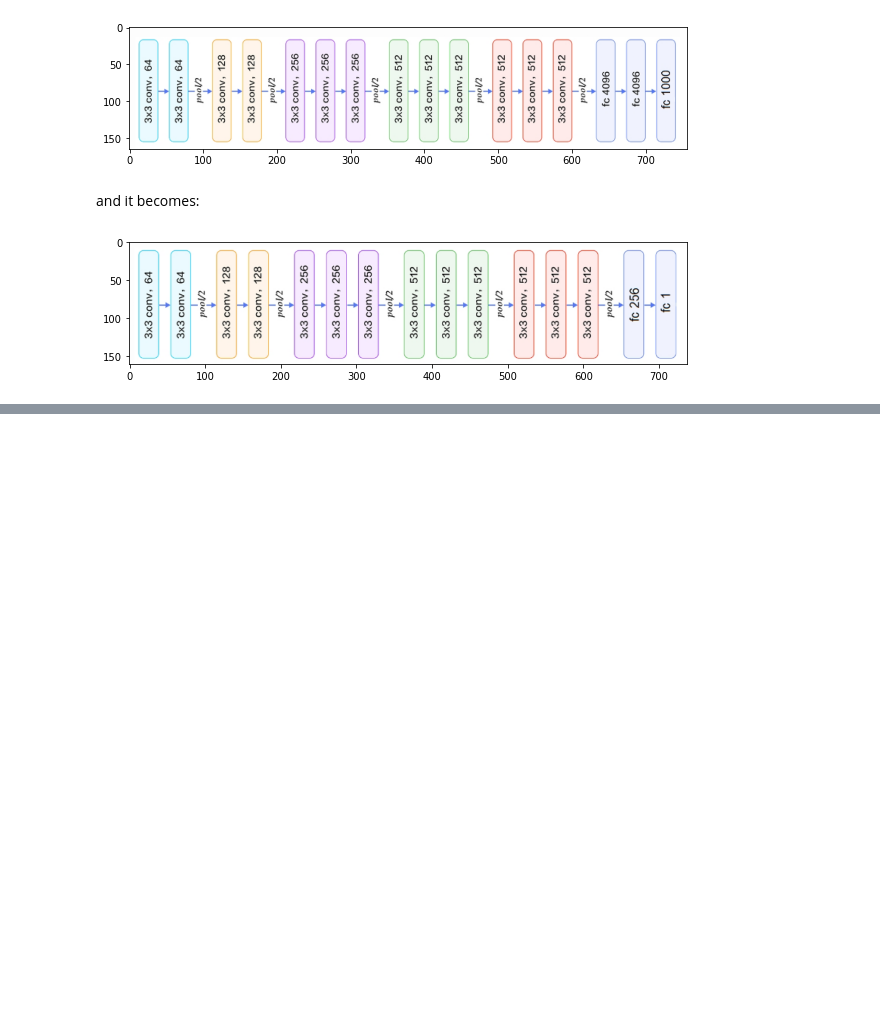
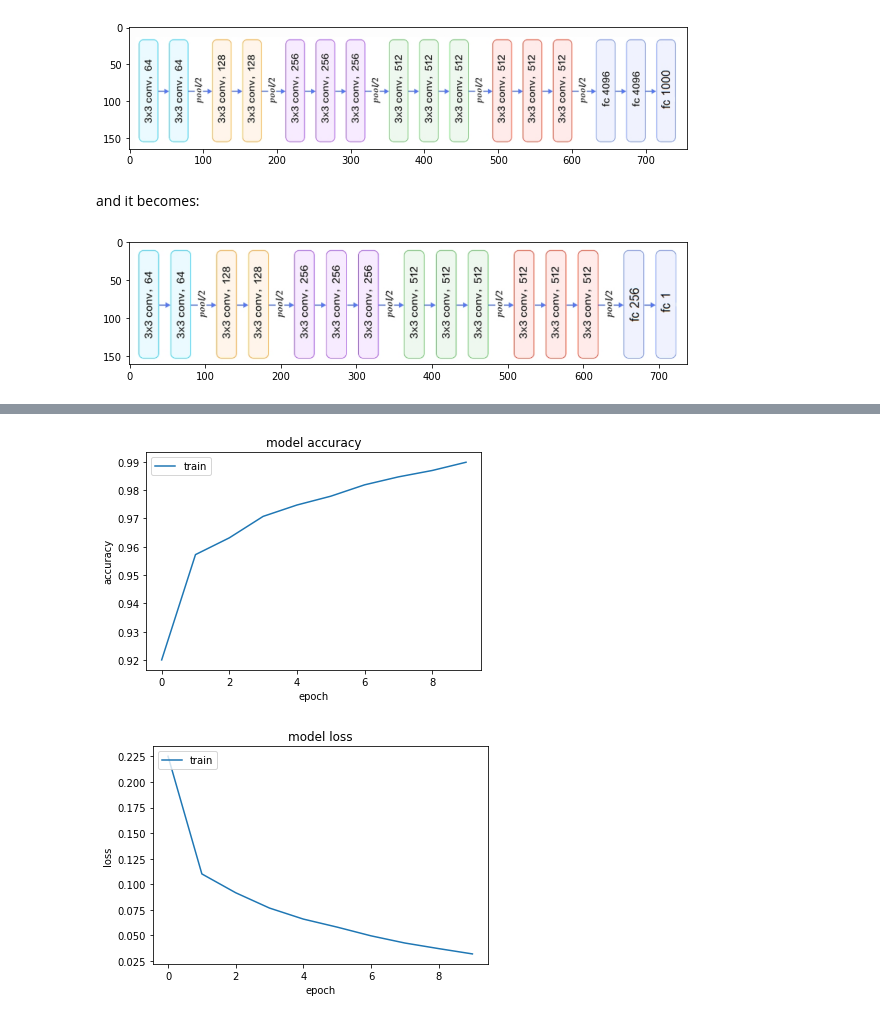
Before and after one commit to dmassoo/MLT_labs, a Jupyter notebook: Dmitrii_Vorotnikov_J41321c__MLT_2022_Task_5.ipynb, the cells around one changed output, grey strips where cells are left out. Saved outputs shown, nothing was run; the diff lists cells and outputs as text; code cells hidden in the pictures; blank space fills up the shorter version.

```diff
--- a/Dmitrii_Vorotnikov_J41321c__MLT_2022_Task_5.ipynb
+++ b/Dmitrii_Vorotnikov_J41321c__MLT_2022_Task_5.ipynb
@@ -400,0 +470,20 @@ Accuracy on test data: 85.48%
+# %%
+# add layers to VGG16:
+
+model3 = Sequential()
+model3.add(inception_net)
+
+# + flattening
+model3.add(Flatten())
+# + Dense fullyconnected layer with 256 neurons
+# + ReLu
+model3.add(Dense(256))
+model3.add(Activation('relu'))
+# + Dropout
+model3.add(Dropout(0.5))
+# + Dense layer with 1 neuron
+# + sigmoid
+model3.add(Dense(1))
+model3.add(Activation('sigmoid'))
+
+model3.summary()
@@ -400,0 +508,11 @@ Accuracy on test data: 85.48%
+# %%
+model3.compile(loss='binary_crossentropy',
+              optimizer=Adam(learning_rate=1e-5),
+              metrics=['accuracy'])
+# %%
+history2 = model3.fit(
+    train_generator,
+    steps_per_epoch=nb_train_samples // batch_size,
+    epochs=10,
+    validation_data=val_generator,
+    validation_steps=nb_validation_samples // batch_size)
@@ -400,0 +547,17 @@ Accuracy on test data: 85.48%
+# %%
+plt.plot(history2.history['accuracy'])
+plt.title('model accuracy')
+plt.ylabel('accuracy')
+plt.xlabel('epoch')
+plt.legend(['train'], loc='upper left')
+plt.show()
+# summarize history for loss
+plt.plot(history2.history['loss'])
+plt.title('model loss')
+plt.ylabel('loss')
+plt.xlabel('epoch')
+plt.legend(['train'], loc='upper left')
+plt.show()
+# %% [output]
+[figure, added]
+[figure, added]
```
Also changed, not shown: parts of 18 cells of this notebook.
